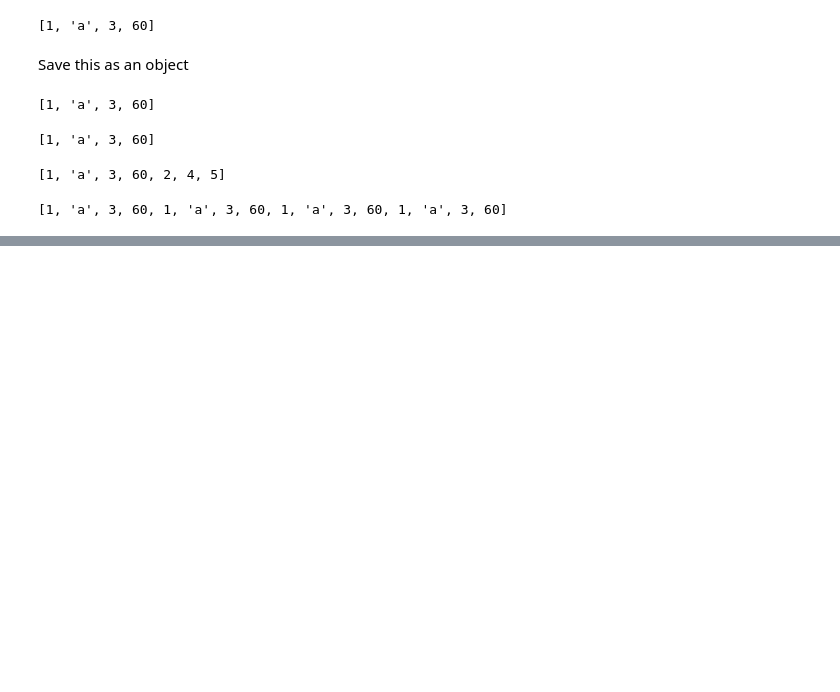
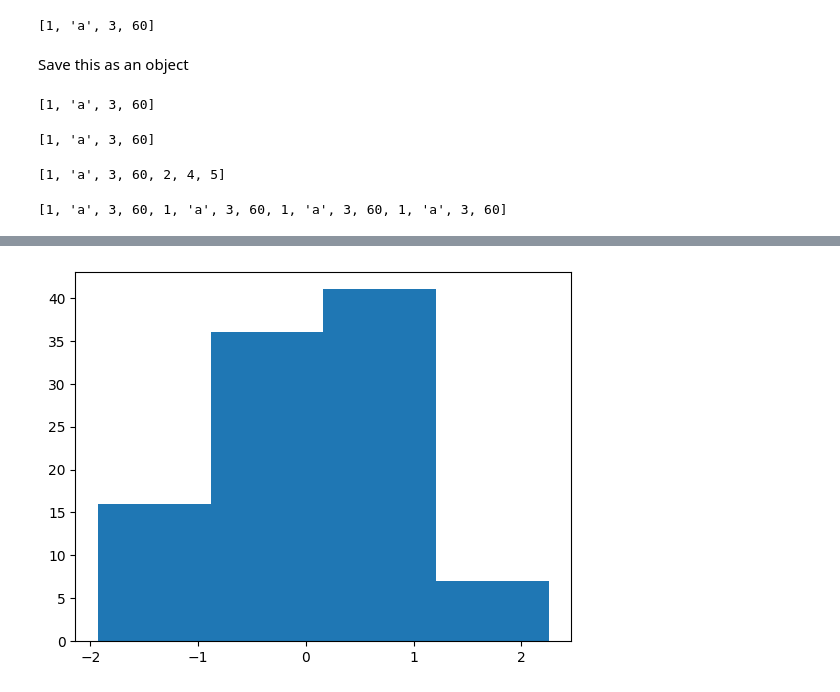
Before and after one commit to saratbantupalli/python_notes, a Jupyter notebook: Learning_Python.ipynb, the cells around one changed output, grey strips where cells are left out. Saved outputs shown, nothing was run; the diff lists cells and outputs as text; code cells hidden in the pictures; blank space fills up the shorter version.

```diff
--- a/Learning_Python.ipynb
+++ b/Learning_Python.ipynb
@@ -25,0 +97,7 @@ myList * 4
+# %%
+def myPlot(bins):
+  plt.hist(vals, bins)
+
+myPlot(4)
+# %% [output]
+[figure, added]
```
Also changed, not shown: parts of 11 cells of this notebook.
